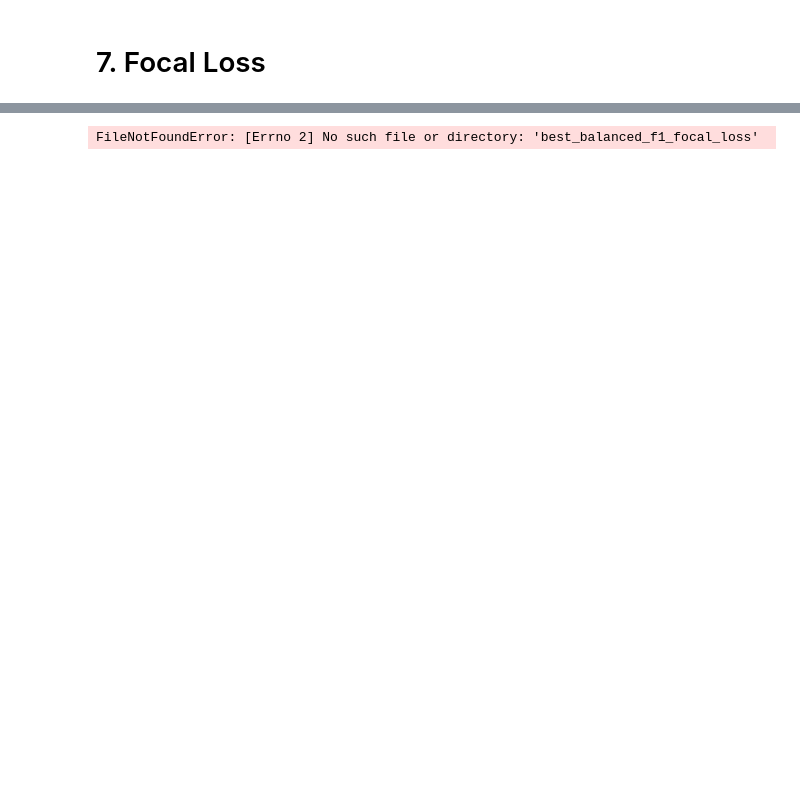
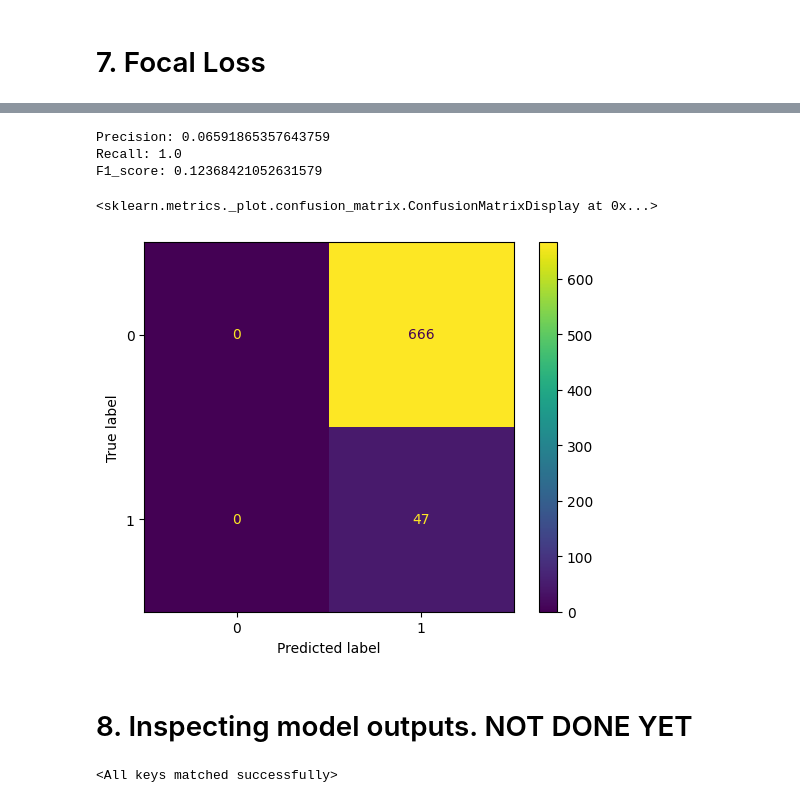
Before and after one commit to RealDream21/unibuc, a Jupyter notebook: AN 3/Semestrul 2/RNA/Tema 1/main.py.ipynb, the cells around one changed output, grey strips where cells are left out. Drawn from its saved outputs; the diff is of its cells as text; code cells hidden in the pictures; blank space fills up the shorter version.

```diff
--- a/AN 3/Semestrul 2/RNA/Tema 1/main.py.ipynb
+++ b/AN 3/Semestrul 2/RNA/Tema 1/main.py.ipynb
@@ -405,9 +450,9 @@ for epoch in range(N_EPOCHS):
 
         optimizer.zero_grad()
 
-        outputs = model(features)
+        outputs = model(features).squeeze()
         #y_true = torch.tensor(labels).to(torch.float)
-        loss = loss_fn(outputs[0].float(), torch.tensor(labels).float())
+        loss = loss_fn(outputs, labels.float())
         train_loss += loss.item()
         loss.backward()
         optimizer.step()
@@ -418,12 +463,11 @@ for epoch in range(N_EPOCHS):
         for i, data in enumerate(valid_dataloader, 0):
             features, labels = data
             y_true.append(labels)
-
             outputs = model.forward(features)
 
-            loss = loss_fn(outputs[0].float(), torch.tensor(labels).float())
+            loss = loss_fn(outputs, labels[0].float())
             valid_loss += loss.item()
-            y_pred.append(torch.sigmoid(outputs) > 0.3)
+            y_pred.append((torch.sigmoid(outputs) > 0.5).int())
 
     accuracy = sklearn.metrics.accuracy_score(y_true, y_pred)
     f1_score = sklearn.metrics.f1_score(y_true, y_pred, zero_division=0)
@@ -455,23 +507,45 @@ Epoch 8, accuracy: 0.05493273542600897, train_loss=0.03230409878852903, valid_lo
 # %%
+model =  Model(10, 1)
 model.load_state_dict(torch.load('best_balanced_f1_focal_loss'))
 y_true = []
 y_pred = []
 with torch.no_grad():
     for i, data in enumerate(valid_dataloader, 0):
         features, labels = data
         y_true.append(labels)
-
         outputs = model.forward(features)
 
-        loss = loss_fn(outputs[0].float(), torch.tensor(labels).float())
-        y_pred.append(torch.sigmoid(outputs) > 0.3)
+        loss = loss_fn(outputs, labels[0].float())
+        valid_loss += loss.item()
+        y_pred.append((torch.sigmoid(outputs) > 0.5).int())
+
 conf_matrix = sklearn.metrics.confusion_matrix(y_true, y_pred)
 precision = sklearn.metrics.precision_score(y_true, y_pred, zero_division=0)
 recall = sklearn.metrics.recall_score(y_true, y_pred)
 f1_score = sklearn.metrics.f1_score(y_true, y_pred)
 print(f'Precision: {precision}')
 print(f'Recall: {recall}')
 print(f'F1_score: {f1_score}')
 sklearn.metrics.ConfusionMatrixDisplay(conf_matrix).plot()
 # %% [output]
-FileNotFoundError: [Errno 2] No such file or directory: 'best_balanced_f1_focal_loss'
+Precision: 0.06591865357643759
+Recall: 1.0
+F1_score: 0.12368421052631579
+<sklearn.metrics._plot.confusion_matrix.ConfusionMatrixDisplay at 0x...>
+[figure, added]
+# %%
+%%html
+<h1>8. Inspecting model outputs. NOT DONE YET</h1>
+# %% [output]
+8. Inspecting model outputs. NOT DONE YET
+# %%
+model_unbalanced_accuracy = Model(10, 1)
+model_unbalanced_accuracy.load_state_dict(torch.load('best_unbalanced_accuracy'))
+
+model_balanced_f1 = Model(10, 1)
+model_balanced_f1.load_state_dict(torch.load('best_balanced_f1'))
+
+model_balanced_f1_focal = Model(10, 1)
+model_balanced_f1_focal.load_state_dict(torch.load('best_balanced_f1_focal_loss'))
+# %% [output]
+<All keys matched successfully>
```
Also changed, not shown: parts of 23 cells of this notebook, 3 other files.
